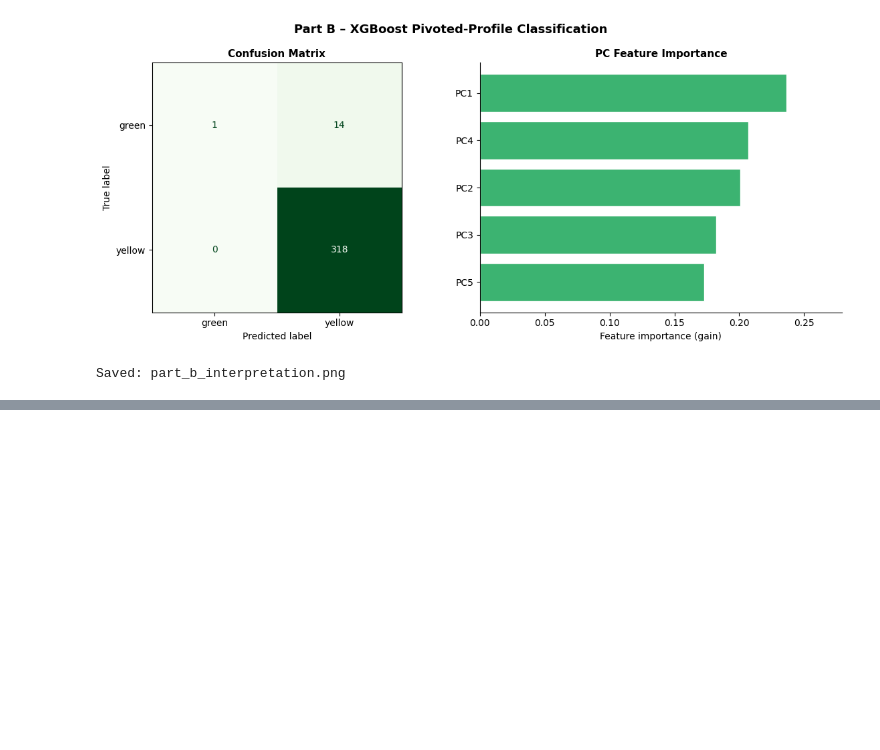
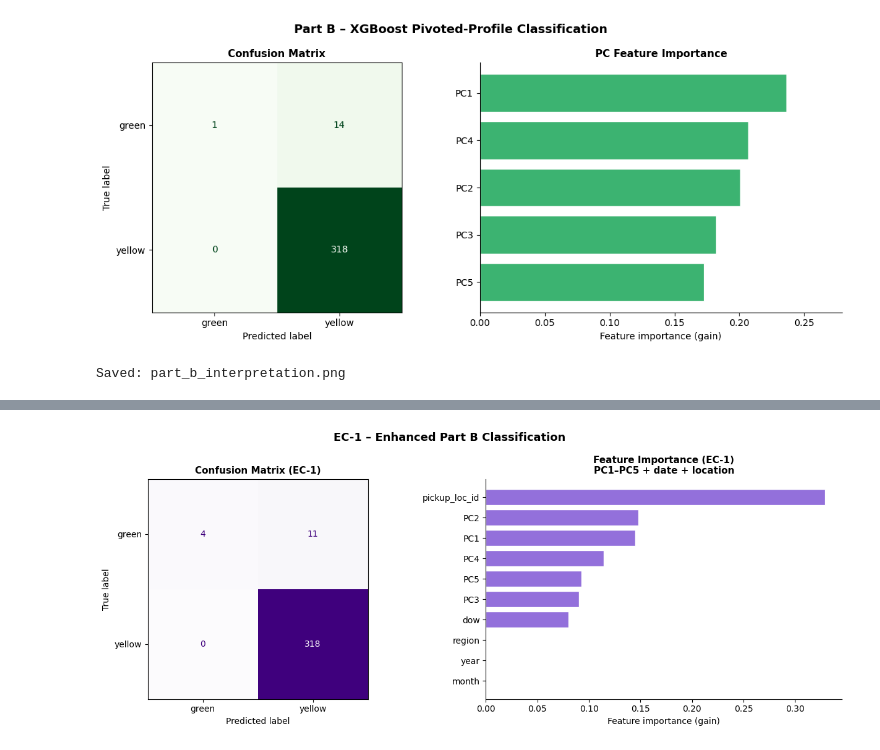
Before and after one commit to j1doan/ucsd-dsc204, a Jupyter notebook: hw4_output/xgboost_taxi.ipynb, the cells around one changed output, grey strips where cells are left out. Drawn from its saved outputs; the diff is of its cells as text; code cells hidden in the pictures; blank space fills up the shorter version.

Commit message:
feat: add hw4 extras

```diff
--- a/hw4_output/xgboost_taxi.ipynb
+++ b/hw4_output/xgboost_taxi.ipynb
@@ -561,0 +591,87 @@ Results are reproduced by setting `RANDOM_SEED = 42`.
+# %%
+# ── EC-1: Enhanced Part B – Date-derived + Pickup-Location features ──────
+
+# Parse date into temporal features
+pivot_b_ec1 = pivot_b.copy()
+pivot_b_ec1["_date"] = pd.to_datetime(pivot_b_ec1["date"], errors="coerce")
+pivot_b_ec1["year"]  = pivot_b_ec1["_date"].dt.year
+pivot_b_ec1["month"] = pivot_b_ec1["_date"].dt.month
+pivot_b_ec1["dow"]   = pivot_b_ec1["_date"].dt.dayofweek   # 0=Mon … 6=Sun
+
+# Pickup-place: numeric ID + coarse region (5 quantile bins as borough proxy)
+pivot_b_ec1["pickup_loc_id"] = (
+    pd.to_numeric(pivot_b_ec1["pickup_place"], errors="coerce").fillna(-1)
+)
+pivot_b_ec1["region"] = (
+    pd.qcut(pivot_b_ec1["pickup_loc_id"], q=5, labels=False, duplicates="drop")
+    .fillna(2)
+    .astype(int)
+)
+
+EC1_EXTRA    = ["year", "month", "dow", "pickup_loc_id", "region"]
+EC1_FEATURES = PC_NAMES + EC1_EXTRA
+
+# Build enhanced feature matrix (PC1–PC5 + temporal + location)
+X_b_ec1 = np.column_stack([
+    df_b[PC_NAMES].values,
+    pivot_b_ec1[EC1_EXTRA].values.astype(float),
+])
+
+X_b_ec1_tr, X_b_ec1_val, y_ec1_tr, y_ec1_val = train_test_split(
+    X_b_ec1, y_b,
+    train_size   = TRAIN_FRAC,
+    stratify     = y_b,
+    random_state = RANDOM_SEED,
+)
+
+clf_b_ec1 = XGBClassifier(
+    objective     = "multi:softmax",
+    num_class     = n_classes_b,
+    n_estimators  = 100,
+    max_depth     = 4,
+    learning_rate = 0.1,
+    subsample     = 0.8,
+    random_state  = RANDOM_SEED,
+    eval_metric   = "mlogloss",
+    verbosity     = 0,
+)
+clf_b_ec1.fit(X_b_ec1_tr, y_ec1_tr)
+
+y_ec1_pred = clf_b_ec1.predict(X_b_ec1_val)
+acc_ec1    = accuracy_score(y_ec1_val, y_ec1_pred)
+
+print(f"EC-1 Enhanced Part B Accuracy  : {acc_ec1:.4f}")
+print(f"Baseline (PCs only) Accuracy   : {acc_b:.4f}")
+print(f"Improvement                    : {(acc_ec1 - acc_b)*100:+.2f} pp")
+print()
+print("Classification Report (EC-1):")
+print(classification_report(y_ec1_val, y_ec1_pred, target_names=le_b.classes_))
+
+# ── Two-panel figure: confusion matrix + feature importance ──────────────
+fig_ec1, (ax_e1, ax_e2) = plt.subplots(1, 2, figsize=(13, 5))
+
+cm_ec1 = confusion_matrix(y_ec1_val, y_ec1_pred)
+ConfusionMatrixDisplay(cm_ec1, display_labels=le_b.classes_).plot(
+    ax=ax_e1, colorbar=False, cmap="Purples"
+)
+ax_e1.set_title("Confusion Matrix (EC-1)", fontsize=11, fontweight="bold")
+
+imp_ec1     = clf_b_ec1.feature_importances_
+sorted_ec1  = np.argsort(imp_ec1)
+ax_e2.barh(
+    [EC1_FEATURES[i] for i in sorted_ec1],
+    imp_ec1[sorted_ec1],
+    color="mediumpurple", edgecolor="white",
+)
+ax_e2.set_xlabel("Feature importance (gain)")
+ax_e2.set_title("Feature Importance (EC-1)\nPC1–PC5 + date + location",
+                fontsize=11, fontweight="bold")
+for sp in ["top", "right"]:
+    ax_e2.spines[sp].set_visible(False)
+
+fig_ec1.suptitle("EC-1 – Enhanced Part B Classification", fontsize=13, fontweight="bold")
+plt.tight_layout()
+plt.savefig("ec1_enhanced_partb.png", dpi=120, bbox_inches="tight")
+plt.show()
+print("Saved: ec1_enhanced_partb.png")
+# %% [output]
@@ -561,0 +691 @@ Results are reproduced by setting `RANDOM_SEED = 42`.
+[figure, added]
```
Also changed, not shown: parts of 8 cells of this notebook, 3 other files.
